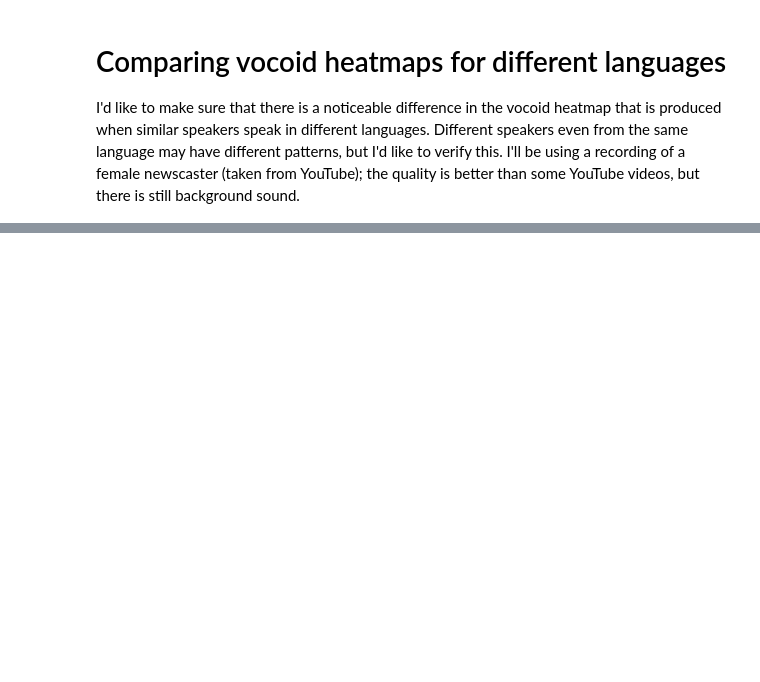
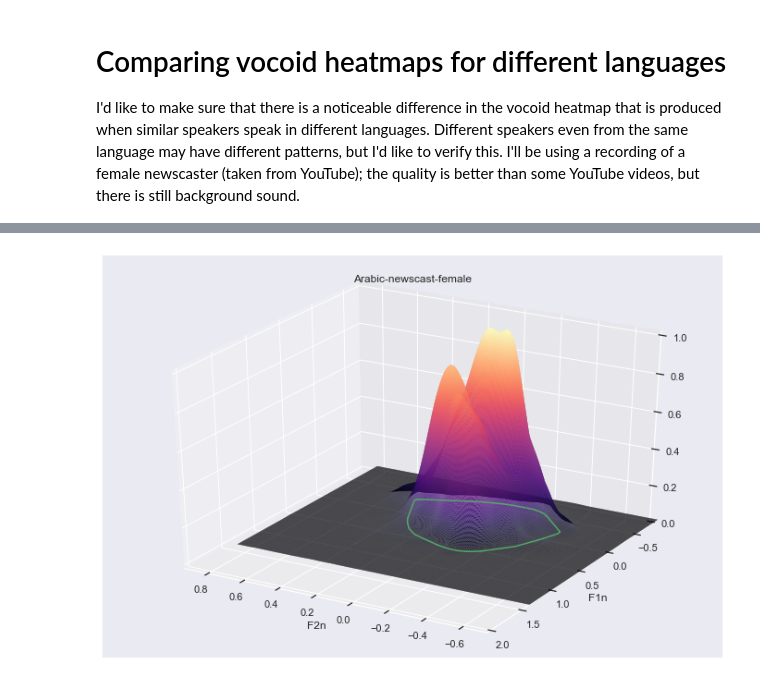
Before and after one commit to euangeleo/vsd-verify, a Jupyter notebook: Q2 - Zhuang female versus Arabic female/Q2 Arabic female speaker to compare with Zhuang.ipynb, the cells around one changed output, grey strips where cells are left out. Cells and saved outputs as stored; diff of their text form; code cells hidden in the pictures; blank space fills up the shorter version.

```diff
--- a/Q2 - Zhuang female versus Arabic female/Q2 Arabic female speaker to compare with Zhuang.ipynb
+++ b/Q2 - Zhuang female versus Arabic female/Q2 Arabic female speaker to compare with Zhuang.ipynb
@@ -428,0 +212,4 @@ plt.show()
+# %%
+plot_vsd(newscast_formants["F1n"], newscast_formants["F2n"], file_title, True, 0.1, True, True)
+# %% [output]
+[figure, added]
```
Also changed, not shown: parts of 26 cells of this notebook, 2 other files.
